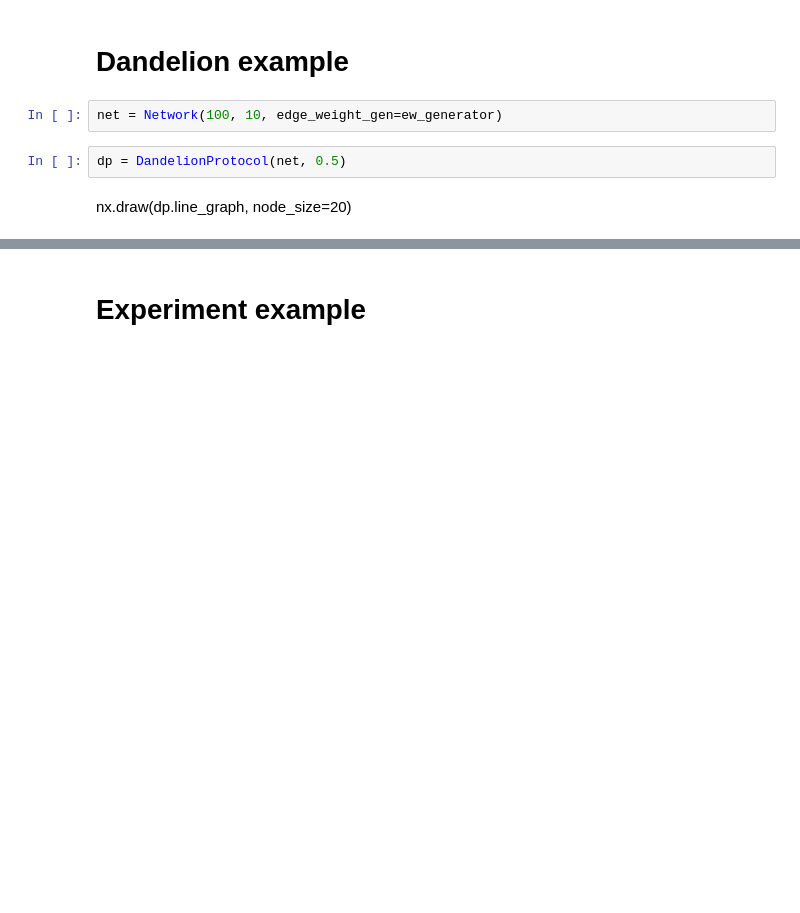
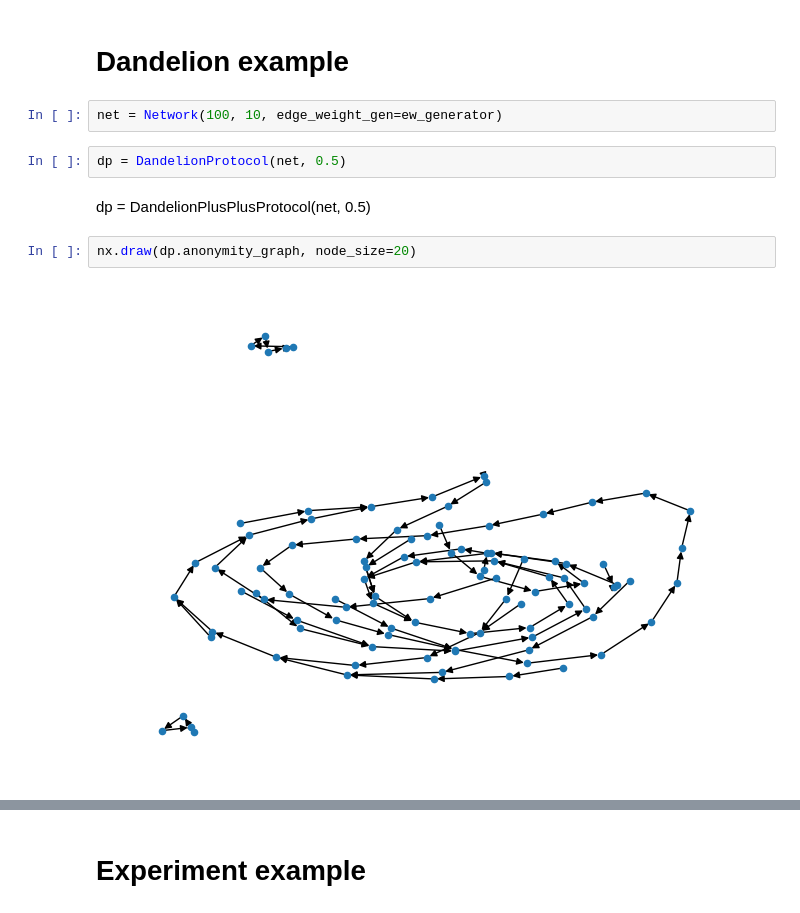
Before and after one commit to ferencberes/ethp2psim, a Jupyter notebook: Experimental.ipynb, the cells around one changed output, grey strips where cells are left out. Saved outputs shown, nothing was run; the diff lists cells and outputs as text; blank space fills up the shorter version.

```diff
--- a/Experimental.ipynb
+++ b/Experimental.ipynb
@@ -17,8 +18,12 @@ ew_generator = EdgeWeightGenerator("normal")
 net = Network(100, 10, edge_weight_gen=ew_generator)
 # %%
 dp = DandelionProtocol(net, 0.5)
-# %% [markdown]
-nx.draw(dp.line_graph, node_size=20)
+# %% [markdown]
+dp = DandelionPlusPlusProtocol(net, 0.5)
+# %%
+nx.draw(dp.anonymity_graph, node_size=20)
+# %% [output]
+[figure, added]
 # %%
 %%time
 adv = Adversary(net, 0.1)
```
Also changed, not shown: parts of 20 cells of this notebook, 1 other file.
